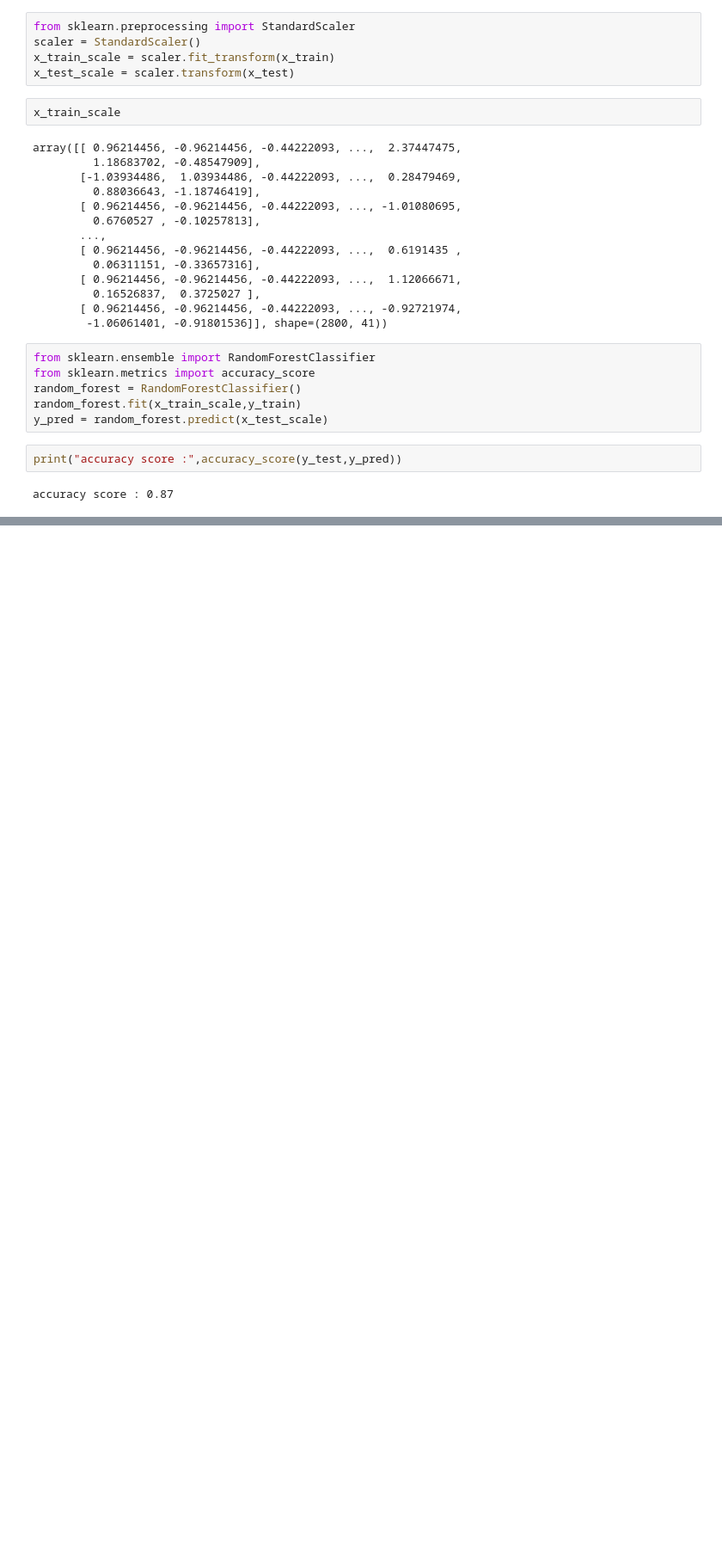
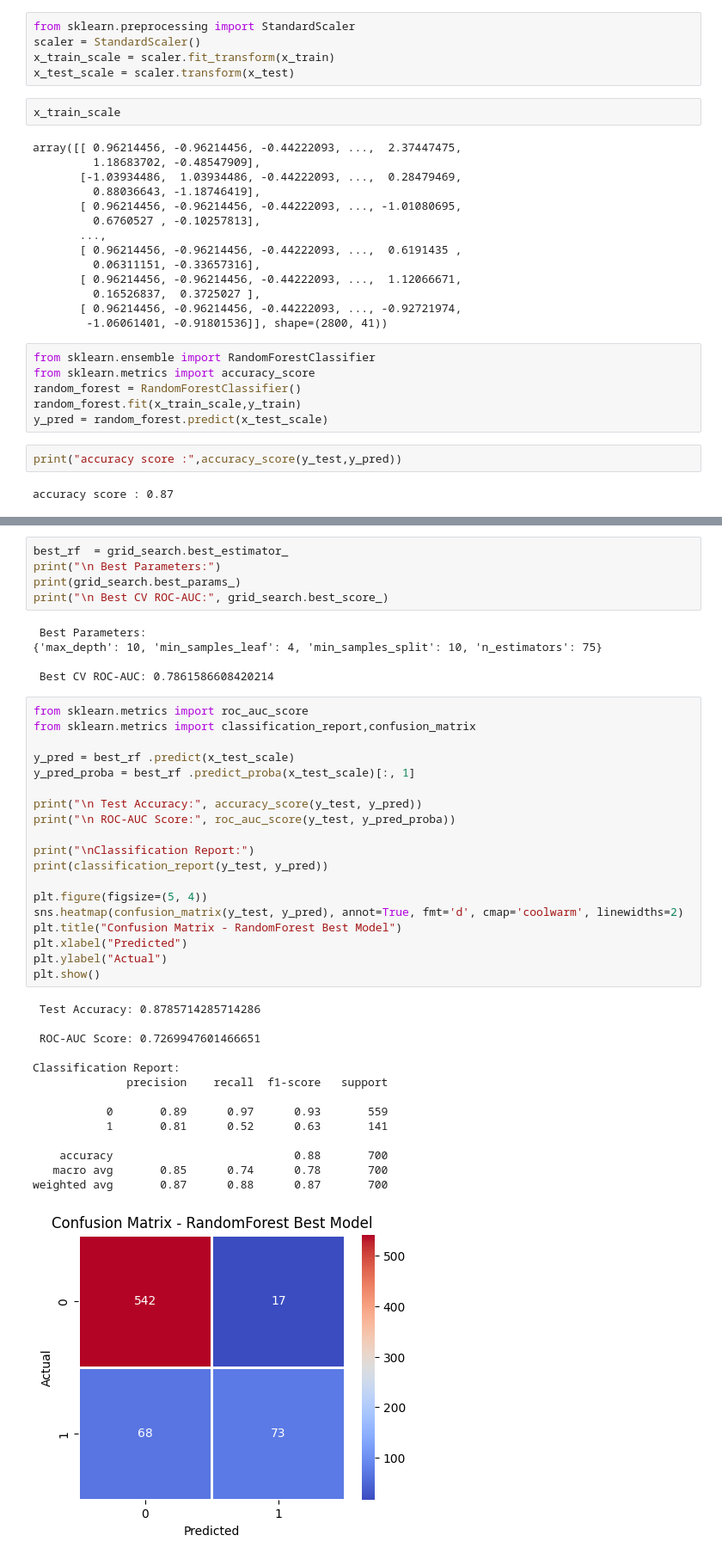
Before and after one commit to debjit11/Mental-Health-Prediction, a Jupyter notebook: main.ipynb, the cells around one changed output, grey strips where cells are left out. Shown at 86% size. Drawn from its saved outputs; the diff is of its cells as text; blank space fills up the shorter version.

```diff
--- a/main.ipynb
+++ b/main.ipynb
@@ -396,0 +437,44 @@ accuracy score : 0.87
+# %%
+best_rf  = grid_search.best_estimator_
+print("\n Best Parameters:")
+print(grid_search.best_params_)
+print("\n Best CV ROC-AUC:", grid_search.best_score_)
+# %% [output]
+ Best Parameters:
+{'max_depth': 10, 'min_samples_leaf': 4, 'min_samples_split': 10, 'n_estimators': 75}
+
+ Best CV ROC-AUC: 0.7861586608420214
+# %%
+from sklearn.metrics import roc_auc_score
+from sklearn.metrics import classification_report,confusion_matrix
+
+y_pred = best_rf .predict(x_test_scale)
+y_pred_proba = best_rf .predict_proba(x_test_scale)[:, 1]
+
+print("\n Test Accuracy:", accuracy_score(y_test, y_pred))
+print("\n ROC-AUC Score:", roc_auc_score(y_test, y_pred_proba))
+
+print("\nClassification Report:")
+print(classification_report(y_test, y_pred))
+
+plt.figure(figsize=(5, 4))
+sns.heatmap(confusion_matrix(y_test, y_pred), annot=True, fmt='d', cmap='coolwarm', linewidths=2)
+plt.title("Confusion Matrix - RandomForest Best Model")
+plt.xlabel("Predicted")
+plt.ylabel("Actual")
+plt.show()
+# %% [output]
+ Test Accuracy: 0.8785714285714286
+
+ ROC-AUC Score: 0.7269947601466651
+
+Classification Report:
+              precision    recall  f1-score   support
+
+           0       0.89      0.97      0.93       559
+           1       0.81      0.52      0.63       141
+
+    accuracy                           0.88       700
+   macro avg       0.85      0.74      0.78       700
+weighted avg       0.87      0.88      0.87       700
+[figure, added]
```
Also changed, not shown: parts of 1 cell of this notebook.
